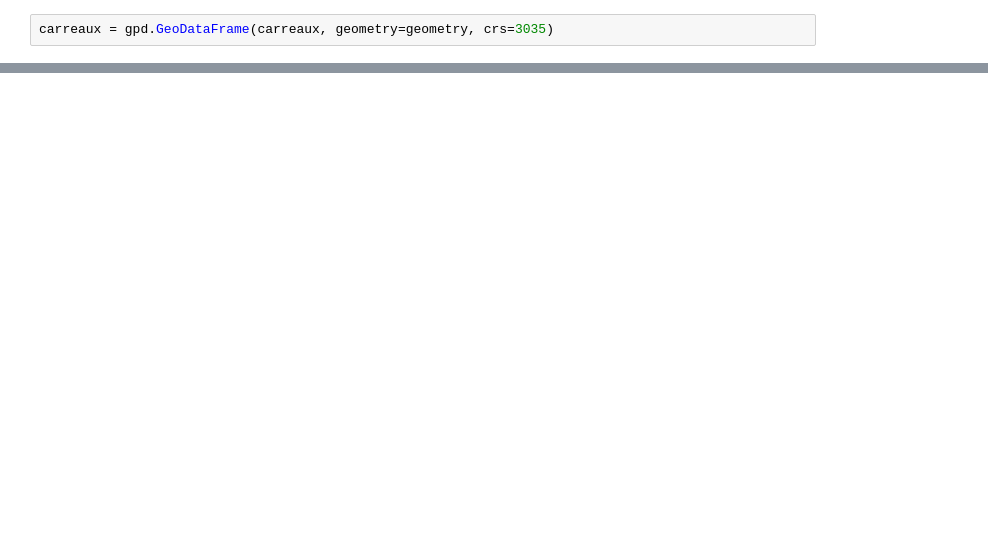
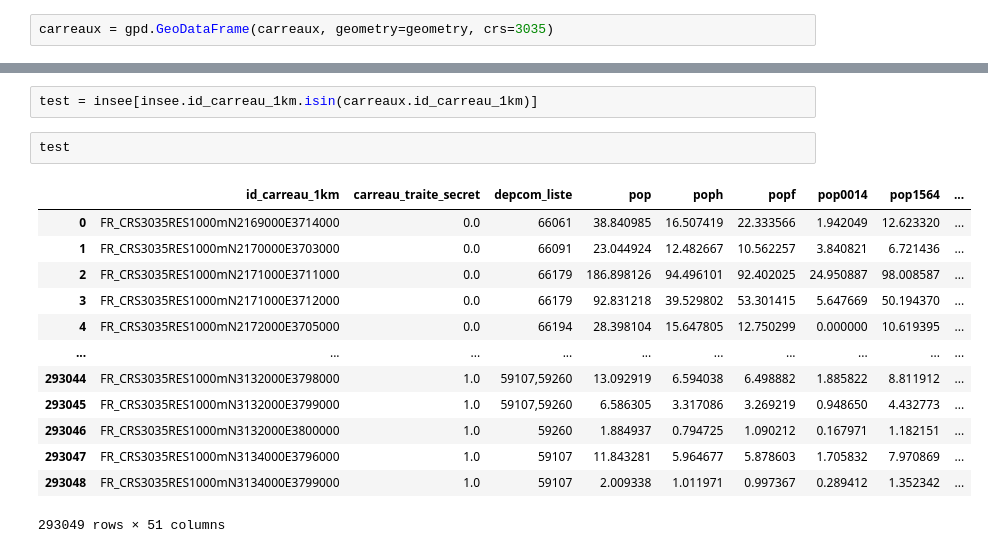
Before and after one commit to fsemecurbe/processing_ocsge, a Jupyter notebook: synthese_carreaux.ipynb, the cells around one changed output, grey strips where cells are left out. Saved outputs shown, nothing was run; the diff lists cells and outputs as text; blank space fills up the shorter version.

```diff
--- a/synthese_carreaux.ipynb
+++ b/synthese_carreaux.ipynb
@@ -40,0 +82,18 @@ ax.set_axis_off()
+# %%
+test = insee[insee.id_carreau_1km.isin(carreaux.id_carreau_1km)]
+# %%
+test
+# %% [output]
+|  | id_carreau_1km | carreau_traite_secret | depcom_liste | pop | poph | popf | pop0014 | pop1564 | ... |
+| 0 | FR_CRS3035RES1000mN2169000E3714000 | 0.0 | 66061 | 38.840985 | 16.507419 | 22.333566 | 1.942049 | 12.623320 | ... |
+| 1 | FR_CRS3035RES1000mN2170000E3703000 | 0.0 | 66091 | 23.044924 | 12.482667 | 10.562257 | 3.840821 | 6.721436 | ... |
+| 2 | FR_CRS3035RES1000mN2171000E3711000 | 0.0 | 66179 | 186.898126 | 94.496101 | 92.402025 | 24.950887 | 98.008587 | ... |
+| 3 | FR_CRS3035RES1000mN2171000E3712000 | 0.0 | 66179 | 92.831218 | 39.529802 | 53.301415 | 5.647669 | 50.194370 | ... |
+| 4 | FR_CRS3035RES1000mN2172000E3705000 | 0.0 | 66194 | 28.398104 | 15.647805 | 12.750299 | 0.000000 | 10.619395 | ... |
+| ... | ... | ... | ... | ... | ... | ... | ... | ... | ... |
+| 293044 | FR_CRS3035RES1000mN3132000E3798000 | 1.0 | 59107,59260 | 13.092919 | 6.594038 | 6.498882 | 1.885822 | 8.811912 | ... |
+| 293045 | FR_CRS3035RES1000mN3132000E3799000 | 1.0 | 59107,59260 | 6.586305 | 3.317086 | 3.269219 | 0.948650 | 4.432773 | ... |
+| 293046 | FR_CRS3035RES1000mN3132000E3800000 | 1.0 | 59260 | 1.884937 | 0.794725 | 1.090212 | 0.167971 | 1.182151 | ... |
+| 293047 | FR_CRS3035RES1000mN3134000E3796000 | 1.0 | 59107 | 11.843281 | 5.964677 | 5.878603 | 1.705832 | 7.970869 | ... |
+| 293048 | FR_CRS3035RES1000mN3134000E3799000 | 1.0 | 59107 | 2.009338 | 1.011971 | 0.997367 | 0.289412 | 1.352342 | ... |
+293049 rows × 51 columns
```
Also changed, not shown: parts of 21 cells of this notebook.
